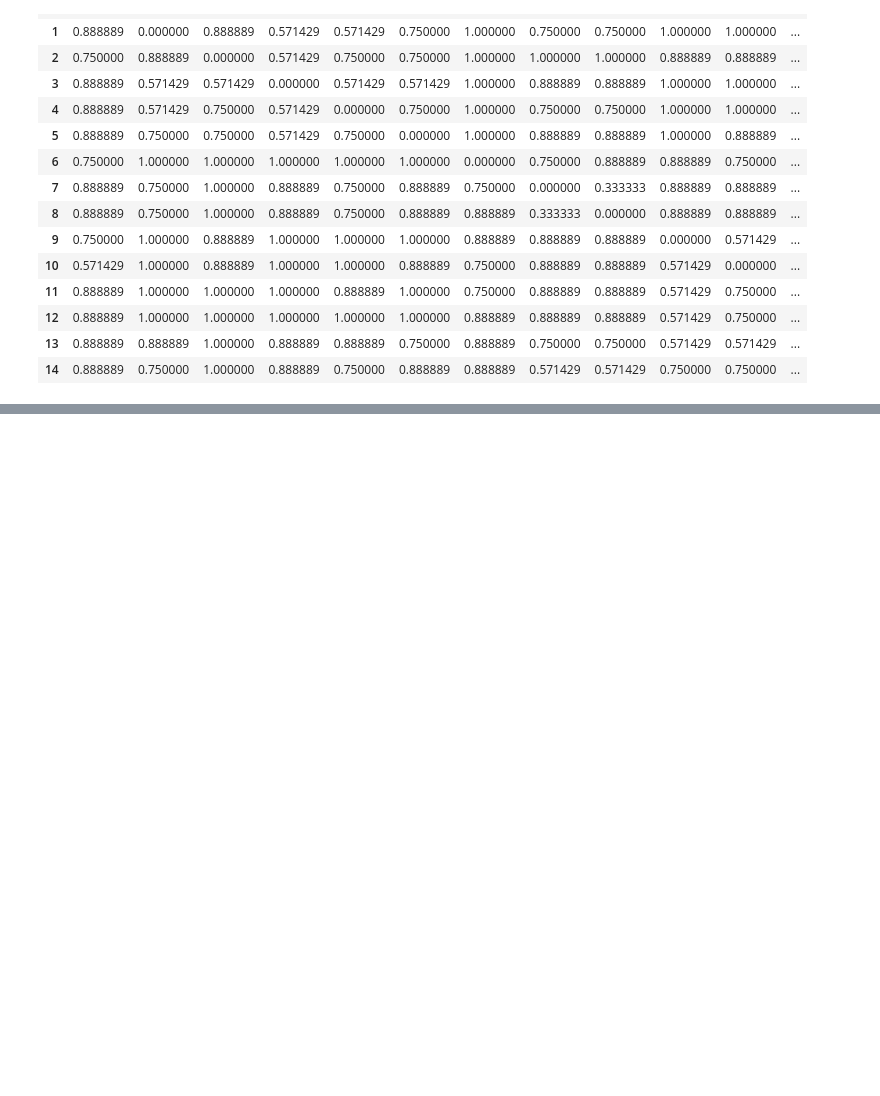
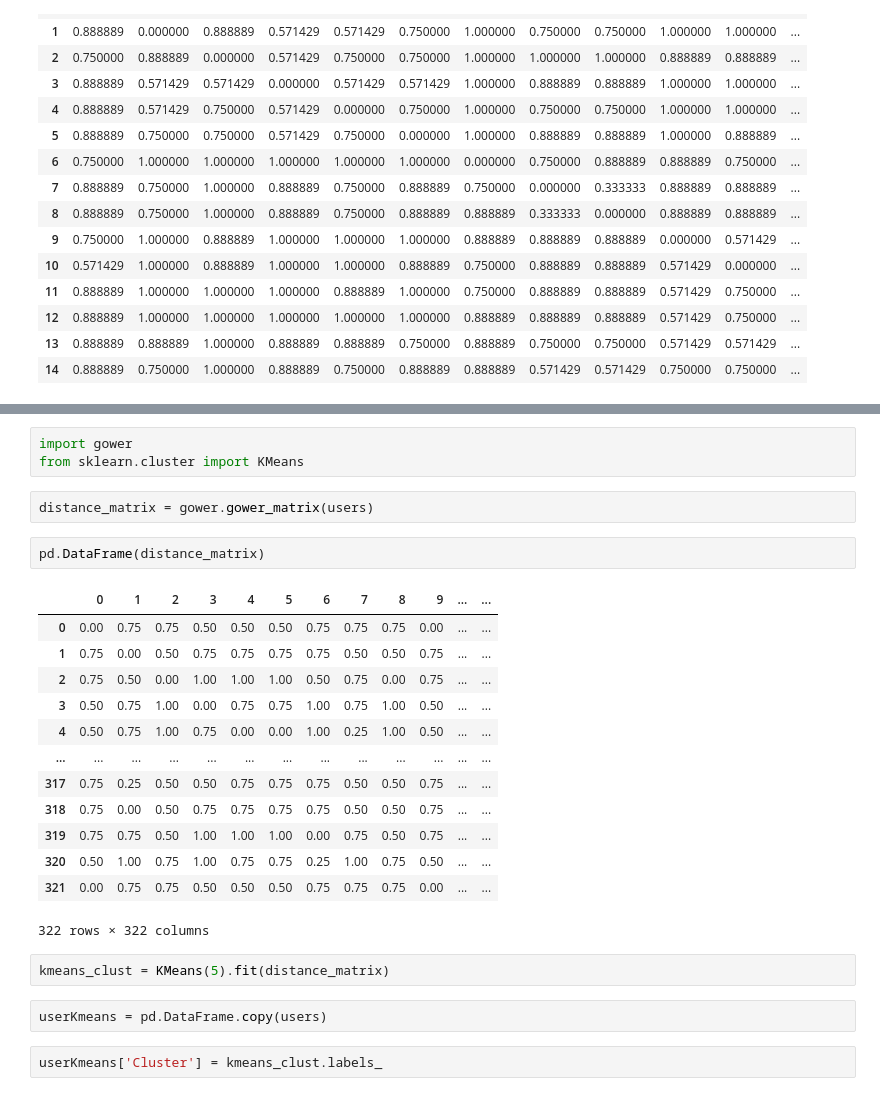
Before and after one commit to pcastiglione99/Data-Quality-Project, a Jupyter notebook: src/project.ipynb, the cells around one changed output, grey strips where cells are left out. Saved outputs shown, nothing was run; the diff lists cells and outputs as text; blank space fills up the shorter version.

```diff
--- a/src/project.ipynb
+++ b/src/project.ipynb
@@ -348,0 +365,27 @@ pd.DataFrame(dist_matrix2)
+# %%
+import gower
+from sklearn.cluster import KMeans
+# %%
+distance_matrix = gower.gower_matrix(users)
+# %%
+pd.DataFrame(distance_matrix)
+# %% [output]
+|  | 0 | 1 | 2 | 3 | 4 | 5 | 6 | 7 | 8 | 9 | ... | ... |
+| 0 | 0.00 | 0.75 | 0.75 | 0.50 | 0.50 | 0.50 | 0.75 | 0.75 | 0.75 | 0.00 | ... | ... |
+| 1 | 0.75 | 0.00 | 0.50 | 0.75 | 0.75 | 0.75 | 0.75 | 0.50 | 0.50 | 0.75 | ... | ... |
+| 2 | 0.75 | 0.50 | 0.00 | 1.00 | 1.00 | 1.00 | 0.50 | 0.75 | 0.00 | 0.75 | ... | ... |
+| 3 | 0.50 | 0.75 | 1.00 | 0.00 | 0.75 | 0.75 | 1.00 | 0.75 | 1.00 | 0.50 | ... | ... |
+| 4 | 0.50 | 0.75 | 1.00 | 0.75 | 0.00 | 0.00 | 1.00 | 0.25 | 1.00 | 0.50 | ... | ... |
+| ... | ... | ... | ... | ... | ... | ... | ... | ... | ... | ... | ... | ... |
+| 317 | 0.75 | 0.25 | 0.50 | 0.50 | 0.75 | 0.75 | 0.75 | 0.50 | 0.50 | 0.75 | ... | ... |
+| 318 | 0.75 | 0.00 | 0.50 | 0.75 | 0.75 | 0.75 | 0.75 | 0.50 | 0.50 | 0.75 | ... | ... |
+| 319 | 0.75 | 0.75 | 0.50 | 1.00 | 1.00 | 1.00 | 0.00 | 0.75 | 0.50 | 0.75 | ... | ... |
+| 320 | 0.50 | 1.00 | 0.75 | 1.00 | 0.75 | 0.75 | 0.25 | 1.00 | 0.75 | 0.50 | ... | ... |
+| 321 | 0.00 | 0.75 | 0.75 | 0.50 | 0.50 | 0.50 | 0.75 | 0.75 | 0.75 | 0.00 | ... | ... |
+322 rows × 322 columns
+# %%
+kmeans_clust = KMeans(5).fit(distance_matrix)
+# %%
+userKmeans = pd.DataFrame.copy(users)
+# %%
+userKmeans['Cluster'] = kmeans_clust.labels_
```
Also changed, not shown: parts of 19 cells of this notebook.
